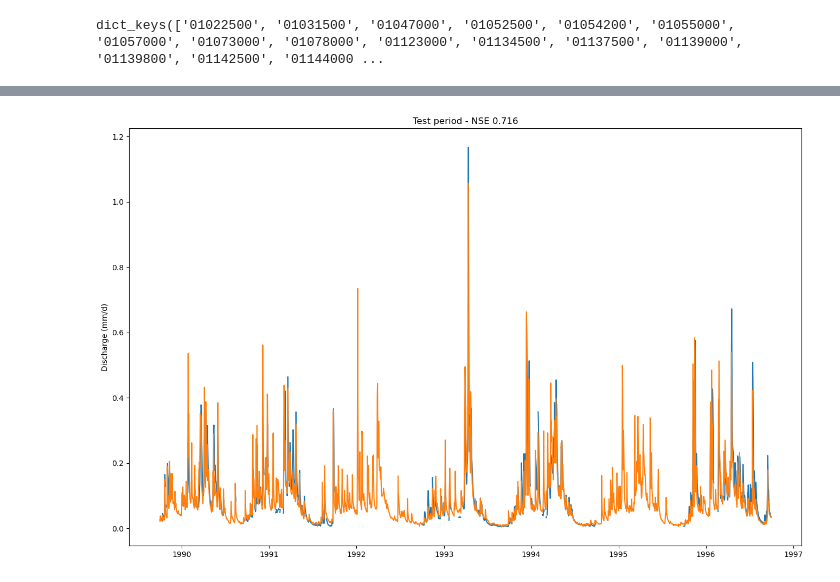
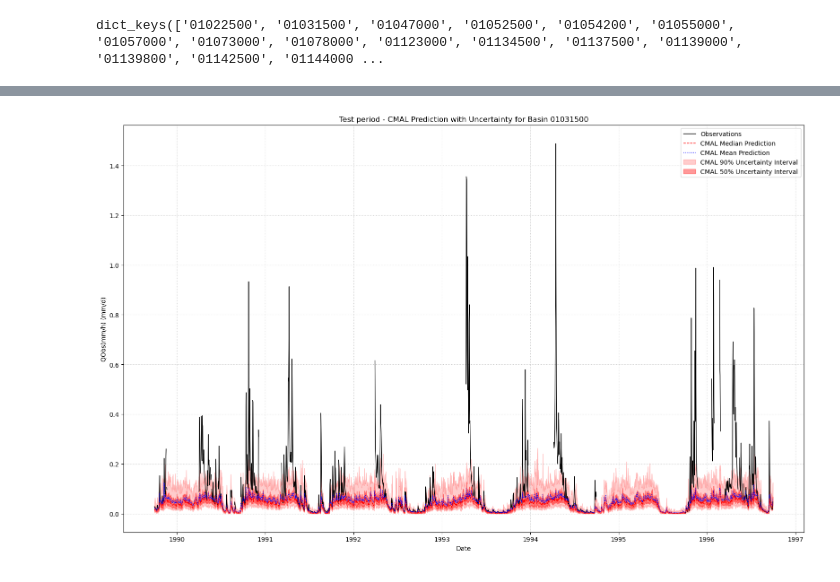
Before and after one commit to huangale88/neuralhydrology, a Jupyter notebook: own/MtslstmCMAL/mtslstm_cmal.ipynb, the cells around one changed output, grey strips where cells are left out. Drawn from its saved outputs; the diff is of its cells as text; code cells hidden in the pictures.

Commit message:
Addition to the last commit

```diff
--- a/own/MtslstmCMAL/mtslstm_cmal.ipynb
+++ b/own/MtslstmCMAL/mtslstm_cmal.ipynb
@@ -155,4 +156,4 @@ else:
 # %%
-run_dir = Path("runs/test_run_2605_171934")
+run_dir = Path("runs/test_run_2705_171644")
 eval_run(run_dir=run_dir, period="test")
 # %% [output]
@@ -170,11 +180,76 @@ dict_keys(['01022500', '01031500', '01047000', '01052500', '01054200', '01055000
 # %%
-# extract observations and simulations
-qobs = results['01022500']['1D']['xr']['QObs(mm/h)_obs']
-qsim = results['01022500']['1D']['xr']['QObs(mm/h)_sim']
+basin_id = '01031500' # Your basin ID
+freq = '1D'           # Your frequency key
+target_variable = 'QObs(mm/h)' # Your target variable name
 
-fig, ax = plt.subplots(figsize=(16,10))
-ax.plot(qobs['date'], qobs)
-ax.plot(qsim['date'], qsim)
-ax.set_ylabel("Discharge (mm/d)")
-ax.set_title(f"Test period - NSE {results['01022500']['1D']['NSE_1D']:.3f}")
+# --- 1. Extract Observations ---
+# Added .squeeze() here to make qobs a 1D array (removing the time_step dimension)
+qobs = results[basin_id][freq]['xr'][f'{target_variable}_obs'].squeeze()
+
+# --- 2. Extract Simulated Output with Samples ---
+# This variable contains 100 samples for each time step
+qsim_with_samples = results[basin_id][freq]['xr'][f'{target_variable}_sim']
+
+# --- 3. Calculate Quantiles from Samples ---
+# Convert the xarray DataArray to a NumPy array for easier percentile calculation.
+# The 'samples' dimension is the last one in (date, time_step, samples).
+qsim_data = qsim_with_samples.values
+
+# Calculate percentiles across the 'samples' dimension (axis=-1)
+# np.nanpercentile handles potential NaN values if present.
+median_sim = np.nanpercentile(qsim_data, 50, axis=-1)  # 50th percentile (median)
+q25 = np.nanpercentile(qsim_data, 25, axis=-1)         # 25th percentile
+q75 = np.nanpercentile(qsim_data, 75, axis=-1)         # 75th percentile
+lower_bound_90ci = np.nanpercentile(qsim_data, 5, axis=-1)   # 5th percentile (lower bound of 90% CI)
+upper_bound_90ci = np.nanpercentile(qsim_data, 95, axis=-1) # 95th percentile (upper bound of 90% CI)
+mean_sim = np.nanmean(qsim_data, axis=-1) # Use np.nanmean to handle NaNs
+
+# Convert the percentile arrays back to xarray DataArray to retain 'date' coordinates
+# Now, qobs.copy() will create a 1D xarray.DataArray, and median_sim.squeeze() is also 1D,
+# so their shapes will match.
+median_sim = qobs.copy(data=median_sim.squeeze())
+q25 = qobs.copy(data=q25.squeeze())
+q75 = qobs.copy(data=q75.squeeze())
+lower_bound_90ci = qobs.copy(data=lower_bound_90ci.squeeze())
+upper_bound_90ci = qobs.copy(data=upper_bound_90ci.squeeze())
+mean_sim = qobs.copy(data=mean_sim.squeeze())
+
+# --- 4. Plotting with Seaborn for Uncertainty ---
+fig, ax = plt.subplots(figsize=(16, 10))
+
+# Plot observations
+ax.plot(qobs['date'], qobs.values, color='black', label='Observations', linewidth=1)
+
+# Plot median prediction
+ax.plot(median_sim['date'], median_sim.values, color='red', linestyle='--', label='CMAL Median Prediction', linewidth=1)
+ax.plot(mean_sim['date'], mean_sim.values, color='blue', linestyle=':', label='CMAL Mean Prediction', linewidth=1)
+
+# Plot uncertainty bands using fill_between
+# 90% Confidence Interval (between 5th and 95th percentiles)
+ax.fill_between(
+    lower_bound_90ci['date'].values,
+    lower_bound_90ci.values,
+    upper_bound_90ci.values,
+    color='red',
+    alpha=0.2, # Lighter transparency for the wider band
+    label='CMAL 90% Uncertainty Interval'
+)
+
+# 50% Confidence Interval (between 25th and 75th percentiles)
+ax.fill_between(
+    q25['date'].values,
+    q25.values,
+    q75.values,
+    color='red',
+    alpha=0.4, # Darker transparency for the narrower band
+    label='CMAL 50% Uncertainty Interval'
+)
+
+ax.set_ylabel(f"{target_variable} (mm/d)")
+ax.set_xlabel("Date")
+ax.set_title(f"Test period - CMAL Prediction with Uncertainty for Basin {basin_id}")
+ax.legend()
+plt.grid(True, linestyle=':', alpha=0.7)
+plt.tight_layout()
+plt.show()
 # %% [output]
@@ -182 +256 @@ Text(0.5, 1.0, 'Test period - NSE 0.716')
-[figure, old version]
+[figure, new version]
```
Also changed, not shown: parts of 7 cells of this notebook, 2 other files.
